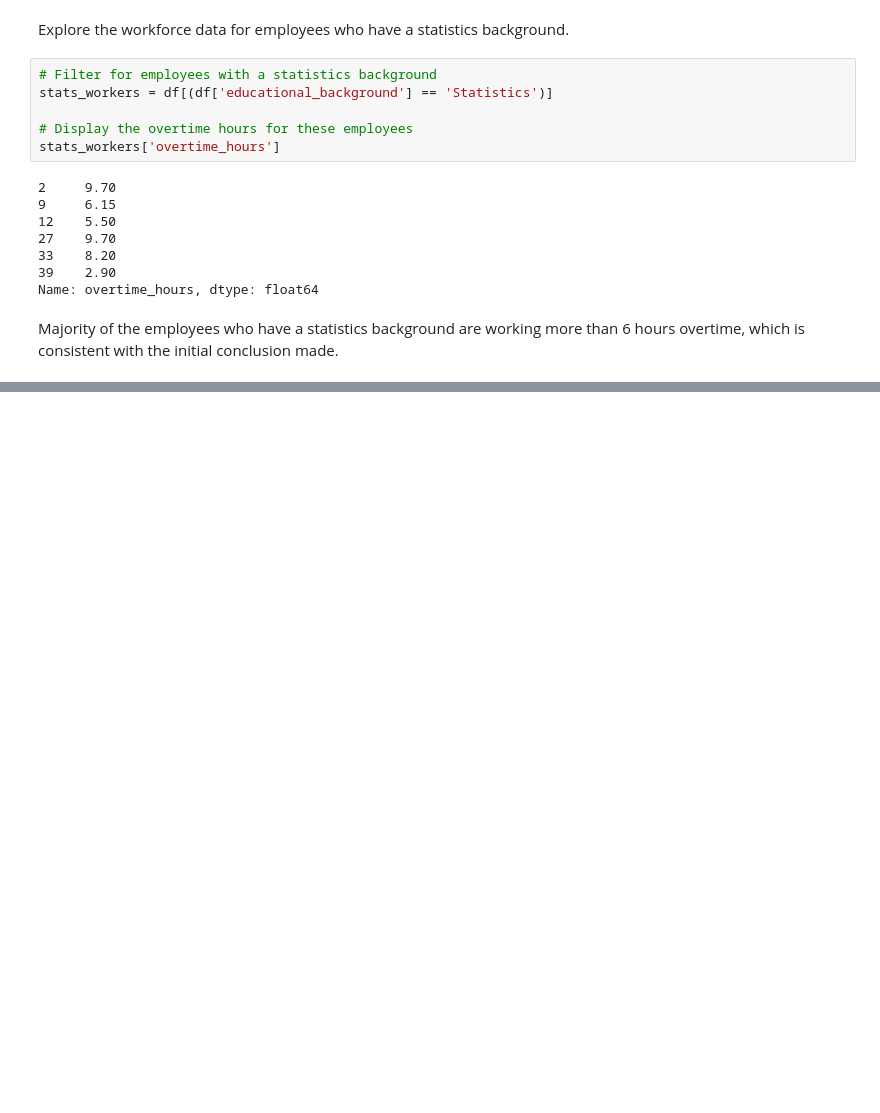
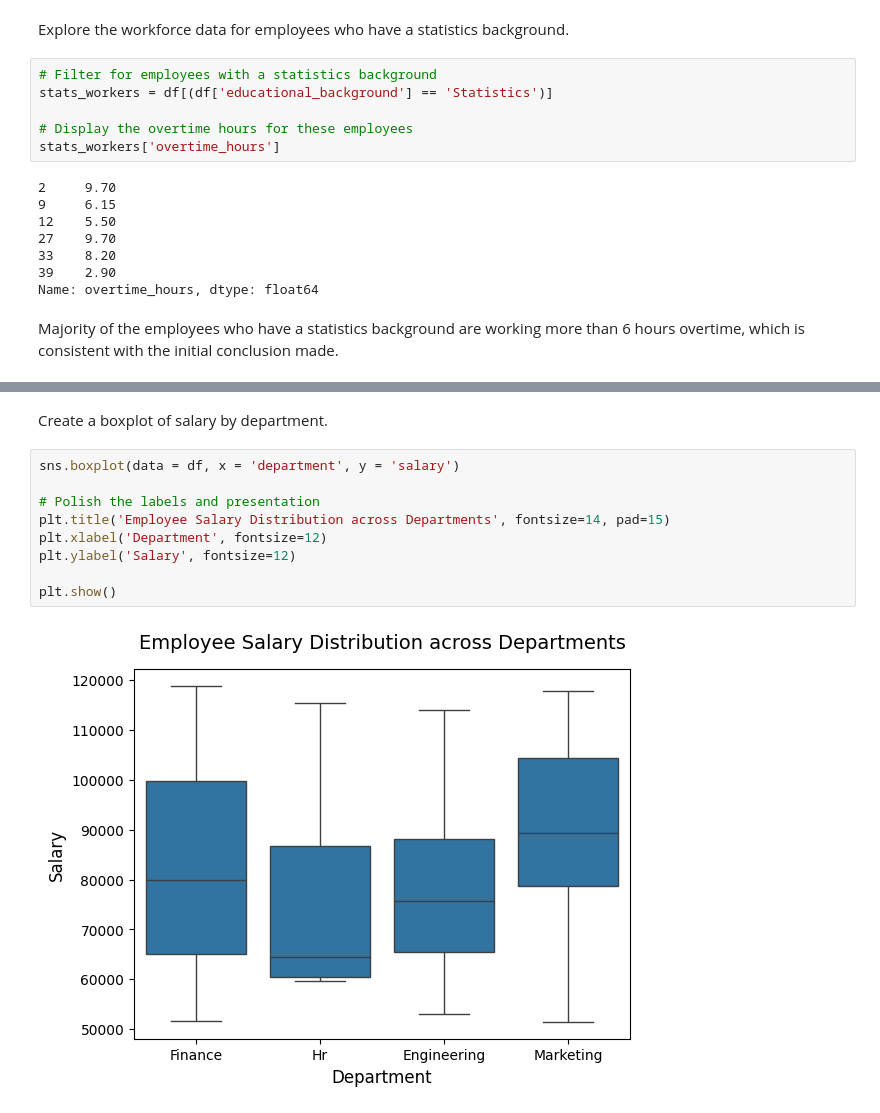
Before and after one commit to aysuntm/engage-metrics-workforce-analytics, a Jupyter notebook: notebooks/02_EDA_visualization.ipynb, the cells around one changed output, grey strips where cells are left out. Cells and saved outputs as stored; diff of their text form; blank space fills up the shorter version.

```diff
--- a/notebooks/02_EDA_visualization.ipynb
+++ b/notebooks/02_EDA_visualization.ipynb
@@ -343,0 +378,13 @@ Majority of the employees who have a statistics background are working more than
+# %% [markdown]
+Create a boxplot of salary by department.
+# %%
+sns.boxplot(data = df, x = 'department', y = 'salary')
+
+# Polish the labels and presentation
+plt.title('Employee Salary Distribution across Departments', fontsize=14, pad=15)
+plt.xlabel('Department', fontsize=12)
+plt.ylabel('Salary', fontsize=12)
+
+plt.show()
+# %% [output]
+[figure, added]
```
Also changed, not shown: parts of 19 cells of this notebook.
